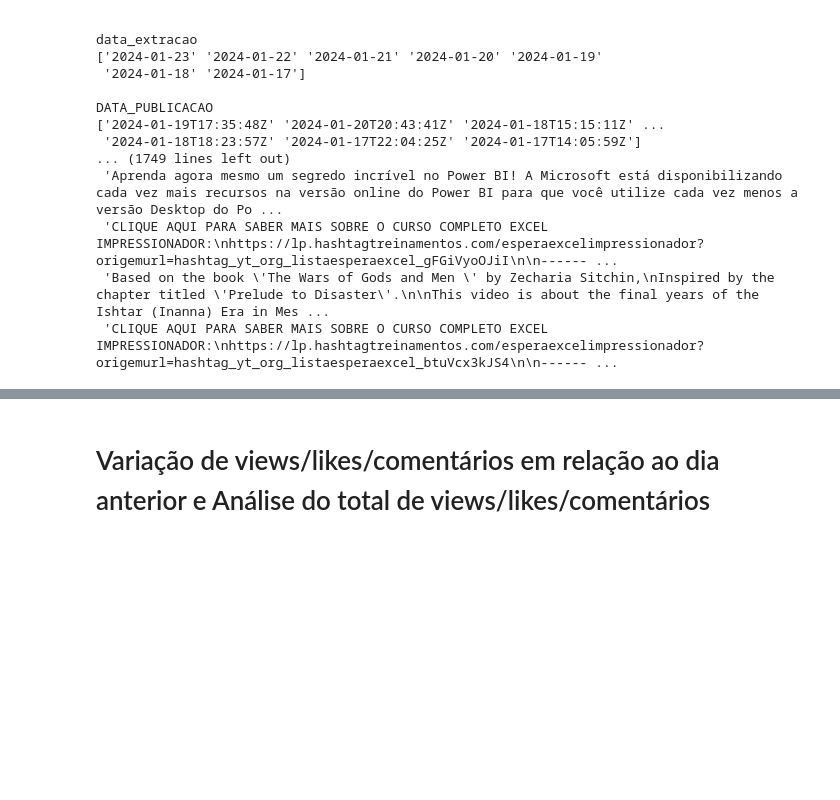
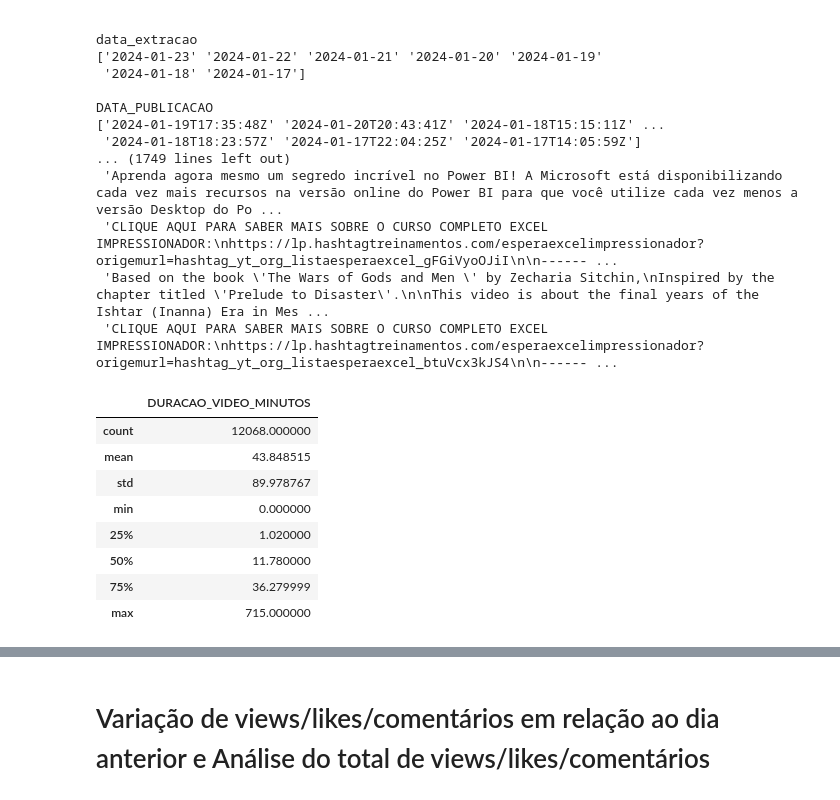
Before and after one commit to rodrigorocha1/analise_dados_youtube, a Jupyter notebook: notebooks_v2/visualizacoes.ipynb, the cells around one changed output, grey strips where cells are left out. Cells and saved outputs as stored; diff of their text form; code cells hidden in the pictures; blank space fills up the shorter version.

```diff
--- a/notebooks_v2/visualizacoes.ipynb
+++ b/notebooks_v2/visualizacoes.ipynb
@@ -35,3 +35,15 @@ DATA_PUBLICACAO
  'CLIQUE AQUI PARA SABER MAIS SOBRE O CURSO COMPLETO EXCEL IMPRESSIONADOR:\nhttps://lp.hashtagtreinamentos.com/esperaexcelimpressionador?origemurl=hashtag_yt_org_listaesperaexcel_gFGiVyoOJiI\n\n------ ...
  'Based on the book \'The Wars of Gods and Men \' by Zecharia Sitchin,\nInspired by the chapter titled \'Prelude to Disaster\'.\n\nThis video is about the final years of the Ishtar (Inanna) Era in Mes ...
  'CLIQUE AQUI PARA SABER MAIS SOBRE O CURSO COMPLETO EXCEL IMPRESSIONADOR:\nhttps://lp.hashtagtreinamentos.com/esperaexcelimpressionador?origemurl=hashtag_yt_org_listaesperaexcel_btuVcx3kJS4\n\n------ ...
+# %%
+base_completa[['DURACAO_VIDEO_MINUTOS']].describe()
+# %% [output]
+|  | DURACAO_VIDEO_MINUTOS |
+| count | 12068.000000 |
+| mean | 43.848515 |
+| std | 89.978767 |
+| min | 0.000000 |
+| 25% | 1.020000 |
+| 50% | 11.780000 |
+| 75% | 36.279999 |
+| max | 715.000000 |
```
Also changed, not shown: parts of 1 cell of this notebook, 3 other files.
